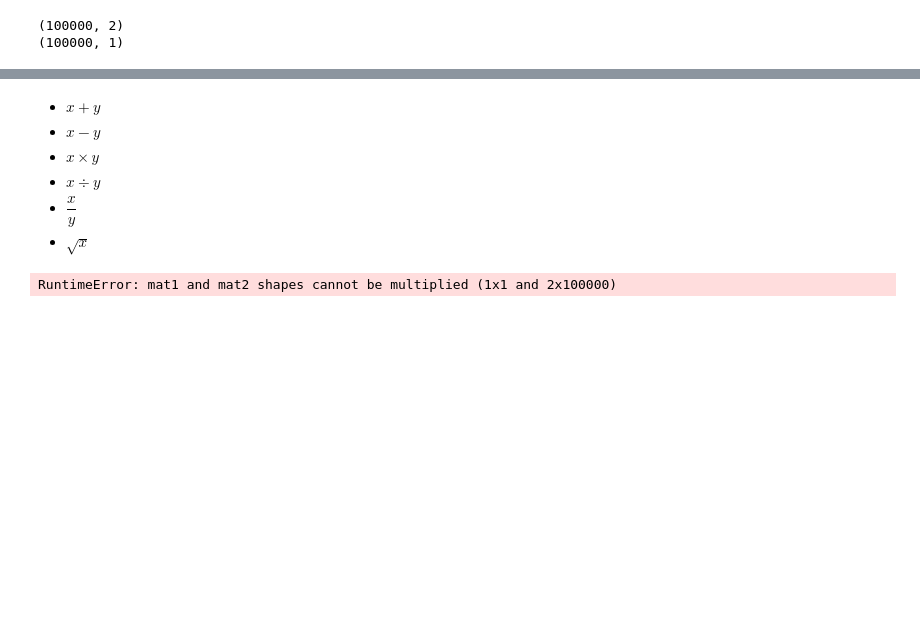
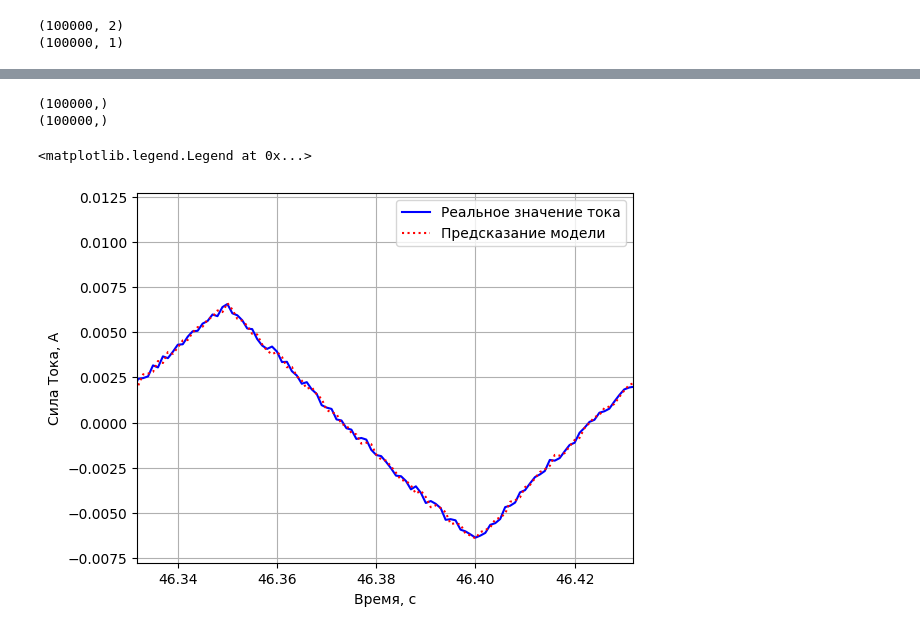
Before and after one commit to d3dx13/CyberPhysical-Systems-and-Technologies-2022, a Jupyter notebook: lab1/lab1.ipynb, the cells around one changed output, grey strips where cells are left out. Saved outputs shown, nothing was run; the diff lists cells and outputs as text; code cells hidden in the pictures; blank space fills up the shorter version.

```diff
--- a/lab1/lab1.ipynb
+++ b/lab1/lab1.ipynb
@@ -111,20 +99,3 @@ print(Y.shape)
 # %% [output]
 (100000, 2)
 (100000, 1)
-# %%
-X_tensor = torch.tensor(X, device=cuda)
-Y_tensor = torch.tensor(Y, device=cuda)
-
-X_svd = torch.svd(X_tensor)
-
-X_psi = X_svd.V
-X_psi = torch.mm(X_psi, torch.diag(1 / X_svd.S))
-X_psi = torch.mm(X_psi, X_svd.U.T)
-
-"""
-X_tensor_alt = X_svd.U
-X_tensor_alt = torch.mm(X_tensor_alt, torch.diag(X_svd.S))
-X_tensor_alt = torch.mm(X_tensor_alt, X_svd.V.T)
-"""
-
-print(X_psi)
@@ -135,0 +106,14 @@ tensor([[ 1.0018e-05,  9.9972e-06,  9.9773e-06,  ..., -9.4187e-06,
+# %%
+def get_pseudoinverse(matrix):
+    matrix_svd = torch.svd(matrix)
+
+    matrix_psi = matrix_svd.V
+    matrix_psi = torch.mm(matrix_psi, torch.diag(1 / matrix_svd.S))
+    matrix_psi = torch.mm(matrix_psi, matrix_svd.U.T)
+
+    return matrix_psi
+# %%
+X_psi = get_pseudoinverse(X_tensor)
+
+print(X_psi.shape)
+print(X_tensor.shape)
@@ -147,29 +153,0 @@ tensor([[0.0045]], device='cuda:0', dtype=torch.float64)
-# %% [markdown]
-- $x + y$
-- $x - y$
-- $x \times y$
-- $x \div y$
-- $\dfrac{x}{y}$
-- $\sqrt{x}$
-# %%
-"""
-# X : n*k
-# K : k*1
-
-e2_Y : 1*1
-
-e2_X : 1*k
-e2_K : k*1
-
-e2_Y = e2_X * K + X * e2_K
-
-"""
-
-# e2_Y = X * e2_K
-# e2_K = subinv(X) * e2_Y
-
-e2_K = torch.mm(e2_Y, X_psi)
-
-print(e2_K)
-# %% [output]
-RuntimeError: mat1 and mat2 shapes cannot be multiplied (1x1 and 2x100000)
@@ -177,0 +154,19 @@ RuntimeError: mat1 and mat2 shapes cannot be multiplied (1x1 and 2x100000)
+# %%
+Y_predict = torch.mm(X_tensor, K_approx)
+Y_predict = Y_predict.cpu().numpy()
+
+print(Y_predict.T[0].shape)
+print(dataset_dict["current"][1:].shape)
+
+plt.plot(dataset_dict["time"][1:], dataset_dict["current"][1:], 'b')
+plt.plot(dataset_dict["time"][1:], Y_predict.T[0], 'r:')
+plt.xlim(time_interval)
+plt.grid()
+plt.xlabel('Время, с')
+plt.ylabel('Сила Тока, А')
+plt.legend(["Реальное значение тока", "Предсказание модели"])
+# %% [output]
+(100000,)
+(100000,)
+<matplotlib.legend.Legend at 0x...>
+[figure, added]
```
Also changed, not shown: parts of 21 cells of this notebook, 9 other files.
